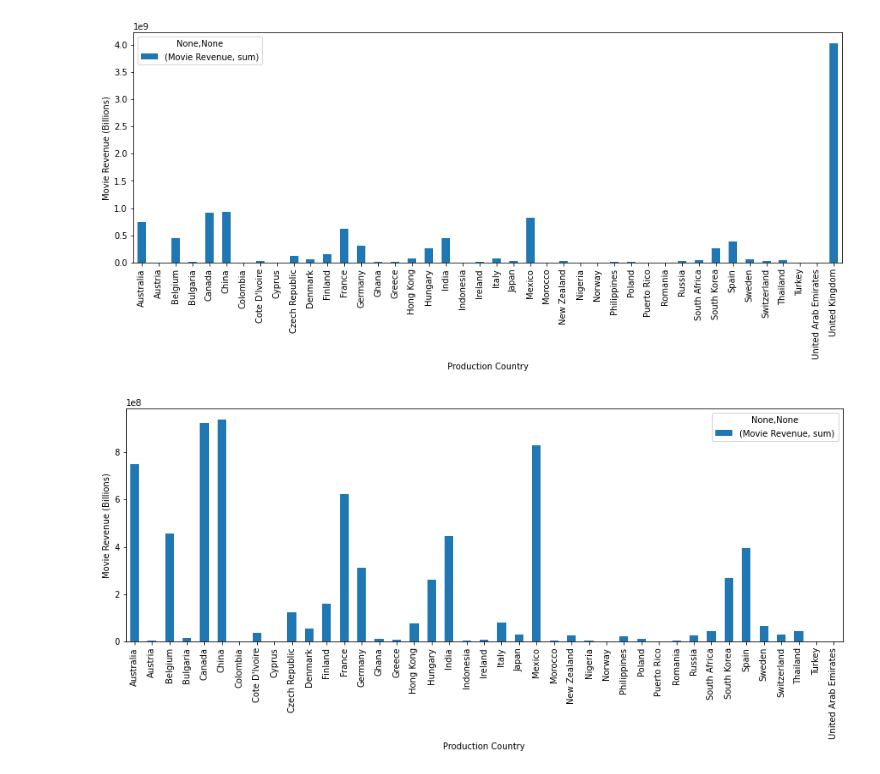
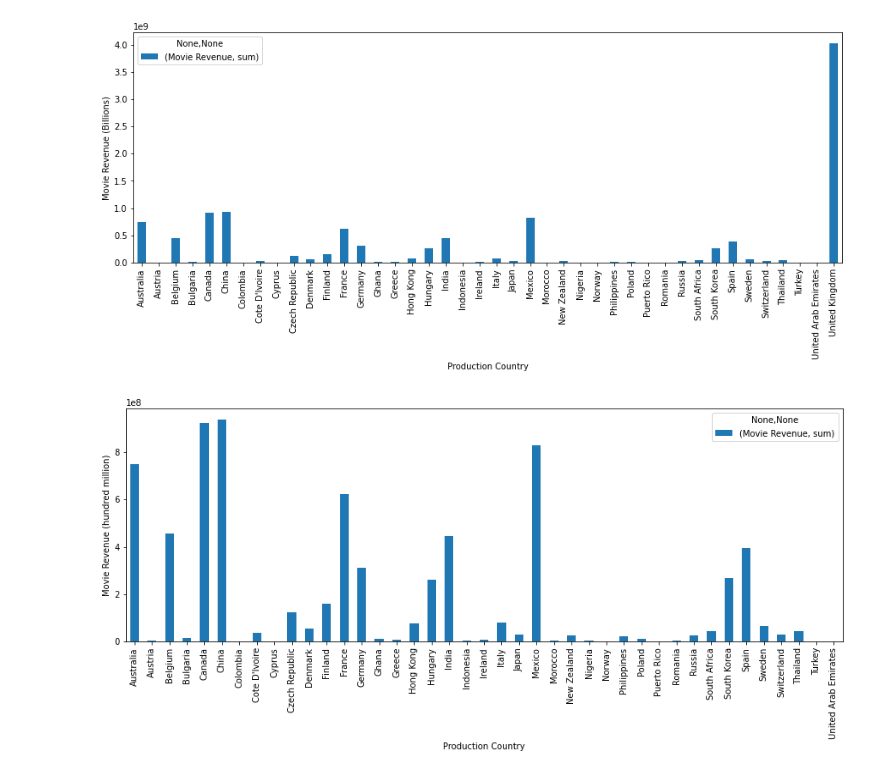
Before and after one commit to Wtecchio/Project-Group-4, a Jupyter notebook: Question 4/FromCleanCSV.ipynb, the cells around one changed output. Cells and saved outputs as stored; diff of their text form; code cells hidden in the pictures.

```diff
--- a/Question 4/FromCleanCSV.ipynb
+++ b/Question 4/FromCleanCSV.ipynb
@@ -150,11 +150,11 @@ plt.savefig('barwithoutUS.png')
 # %%
 prodCountryRevs2d = prodCountryRevs1d.loc[prodCountryRevs1d["Movie Revenue"]["sum"] <= 3000000000 ]
 prodCountryRevs2d = prodCountryRevs2d.loc[prodCountryRevs2d["Movie Revenue"]["sum"] >= 11 ]
 prodCountryRevs2d = pd.DataFrame(prodCountryRevs2d)
 prodCountryRevs2d.head(50)
 plot_pandas = prodCountryRevs2d.plot.bar(figsize=(15,5))
 plt.xlabel('Production Country')
-plt.ylabel('Movie Revenue (Billions)')
+plt.ylabel('Movie Revenue (hundred million)')
 plt.savefig('barwithoutUKUS.png')
 # %% [output]
-[figure, old version]
+[figure, new version]
```
Also changed, not shown: 10 other files.
